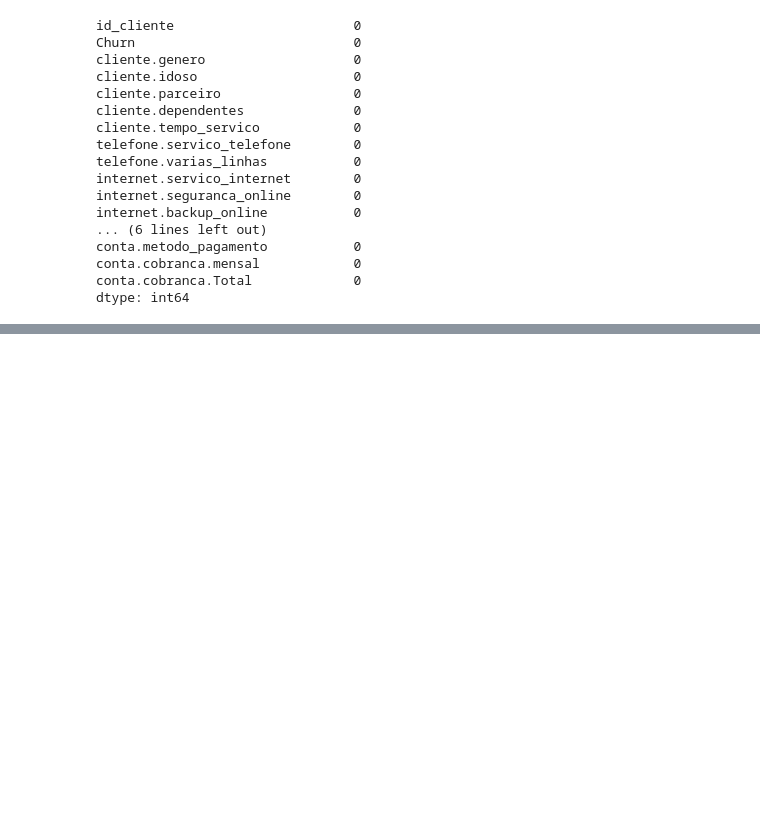
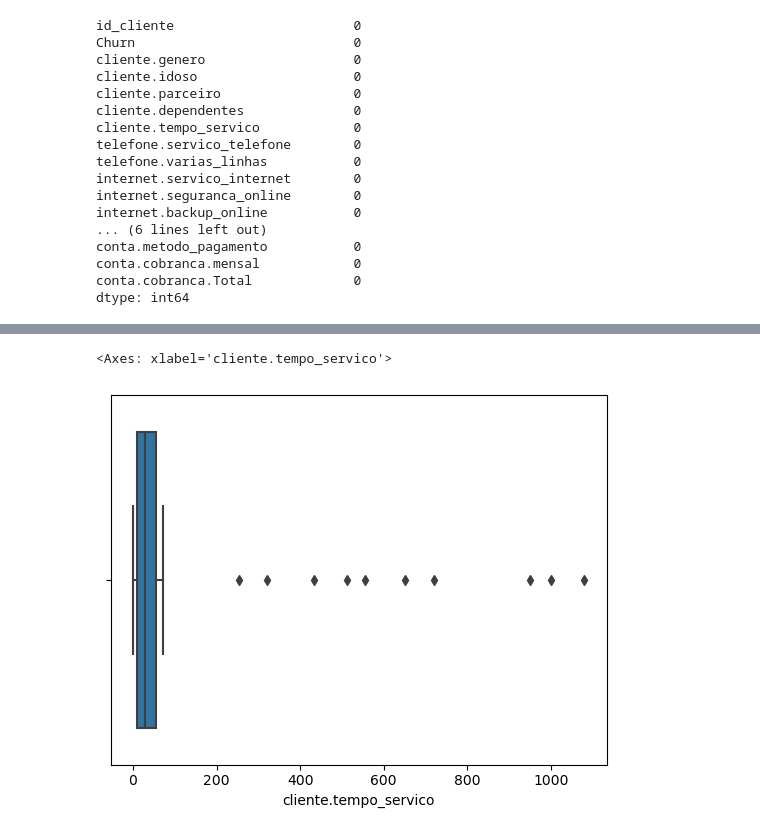
Before and after one commit to Aragao05/Python-para-DataScience-from-Alura, a Jupyter notebook: Pandas/Limpeza e tratamento de dados/Aulas.ipynb, the cells around one changed output, grey strips where cells are left out. Cells and saved outputs as stored; diff of their text form; code cells hidden in the pictures; blank space fills up the shorter version.

```diff
--- a/Pandas/Limpeza e tratamento de dados/Aulas.ipynb
+++ b/Pandas/Limpeza e tratamento de dados/Aulas.ipynb
@@ -515,0 +534,7 @@ dtype: int64
+# %%
+import seaborn as sns
+
+sns.boxplot(x=df_sem_nulos['cliente.tempo_servico'])
+# %% [output]
+<Axes: xlabel='cliente.tempo_servico'>
+[figure, added]
```
Also changed, not shown: parts of 30 cells of this notebook, 6 other files.
